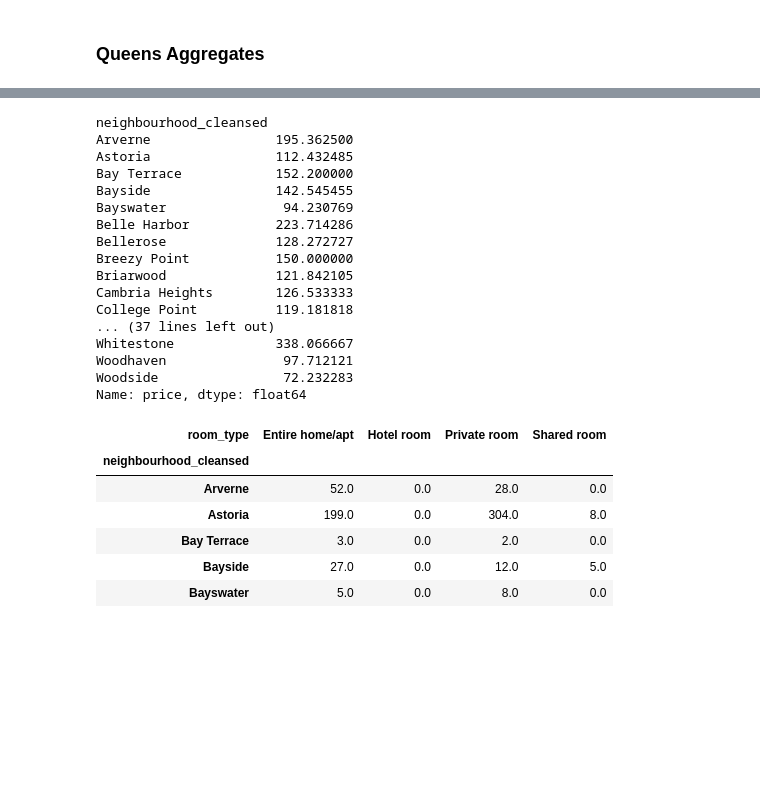
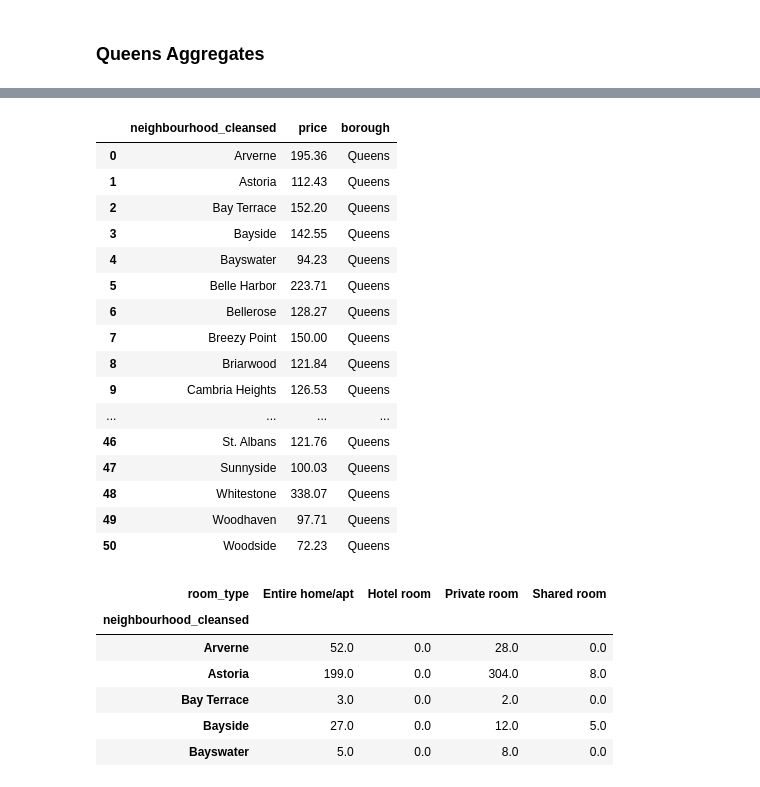
Before and after one commit to munozjon/NYC-Airbnb-Listings, a Jupyter notebook: static/data_extraction.ipynb, the cells around one changed output, grey strips where cells are left out. Drawn from its saved outputs; the diff is of its cells as text; code cells hidden in the pictures; blank space fills up the shorter version.

```diff
--- a/static/data_extraction.ipynb
+++ b/static/data_extraction.ipynb
@@ -297,28 +297,31 @@ queens_listings.head()
 # %%
 # Group by neighborhood, find average price
 avg_price_nbhd_queens = queens_listings.groupby(["neighbourhood_cleansed"])["price"].mean()
 
-avg_price_nbhd_queens.to_json("data/average_price_nbhd_queens.json", orient="records")
+avg_price_nbhd_queens = avg_price_nbhd_queens.round(2).reset_index()
+
+avg_price_nbhd_queens["borough"] = "Queens"
+
 
 avg_price_nbhd_queens
 # %% [output]
-neighbourhood_cleansed
-Arverne                195.362500
-Astoria                112.432485
-Bay Terrace            152.200000
-Bayside                142.545455
-Bayswater               94.230769
-Belle Harbor           223.714286
-Bellerose              128.272727
-Breezy Point           150.000000
-Briarwood              121.842105
-Cambria Heights        126.533333
-College Point          119.181818
-... (37 lines left out)
-Whitestone             338.066667
-Woodhaven               97.712121
-Woodside                72.232283
-Name: price, dtype: float64
+|  | neighbourhood_cleansed | price | borough |
+| 0 | Arverne | 195.36 | Queens |
+| 1 | Astoria | 112.43 | Queens |
+| 2 | Bay Terrace | 152.20 | Queens |
+| 3 | Bayside | 142.55 | Queens |
+| 4 | Bayswater | 94.23 | Queens |
+| 5 | Belle Harbor | 223.71 | Queens |
+| 6 | Bellerose | 128.27 | Queens |
+| 7 | Breezy Point | 150.00 | Queens |
+| 8 | Briarwood | 121.84 | Queens |
+| 9 | Cambria Heights | 126.53 | Queens |
+| ... | ... | ... | ... |
+| 46 | St. Albans | 121.76 | Queens |
+| 47 | Sunnyside | 100.03 | Queens |
+| 48 | Whitestone | 338.07 | Queens |
+| 49 | Woodhaven | 97.71 | Queens |
+| 50 | Woodside | 72.23 | Queens |
 # %%
 #Find room_type freq by neighborhood:
 grouped_qu = queens_listings.groupby(['neighbourhood_cleansed', 'room_type']).size().reset_index(name='count')
```
Also changed, not shown: parts of 11 cells of this notebook, 6 other files.
